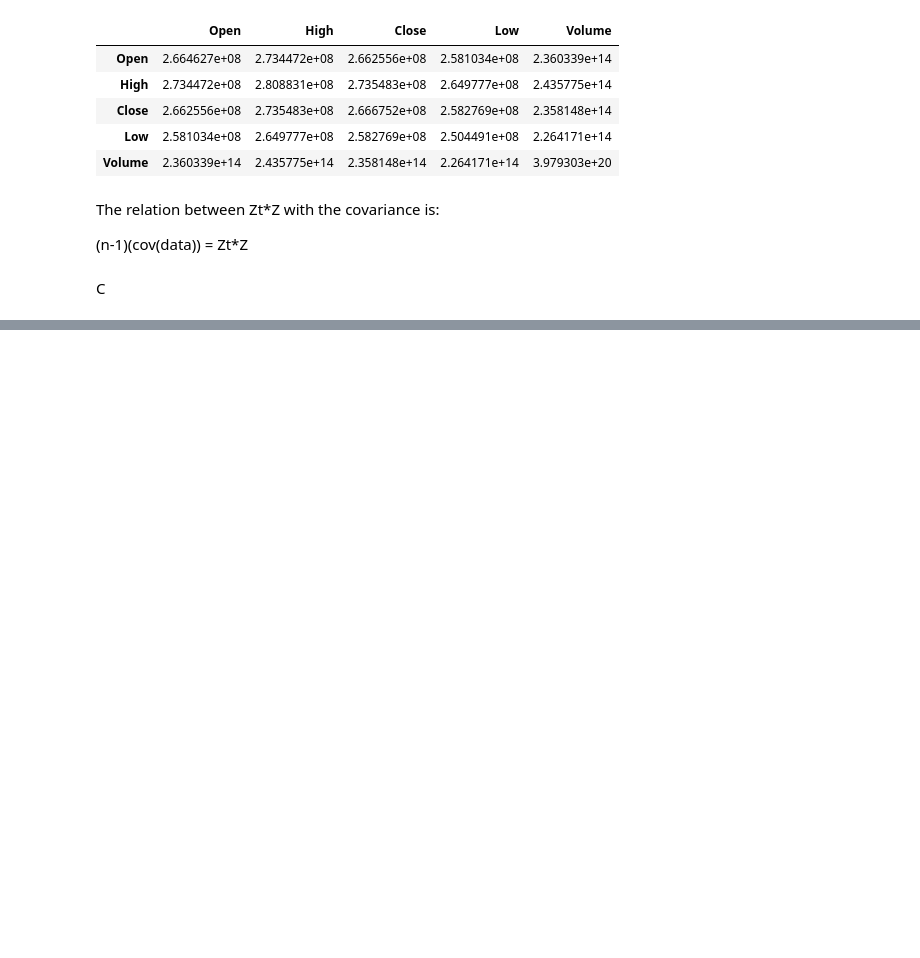
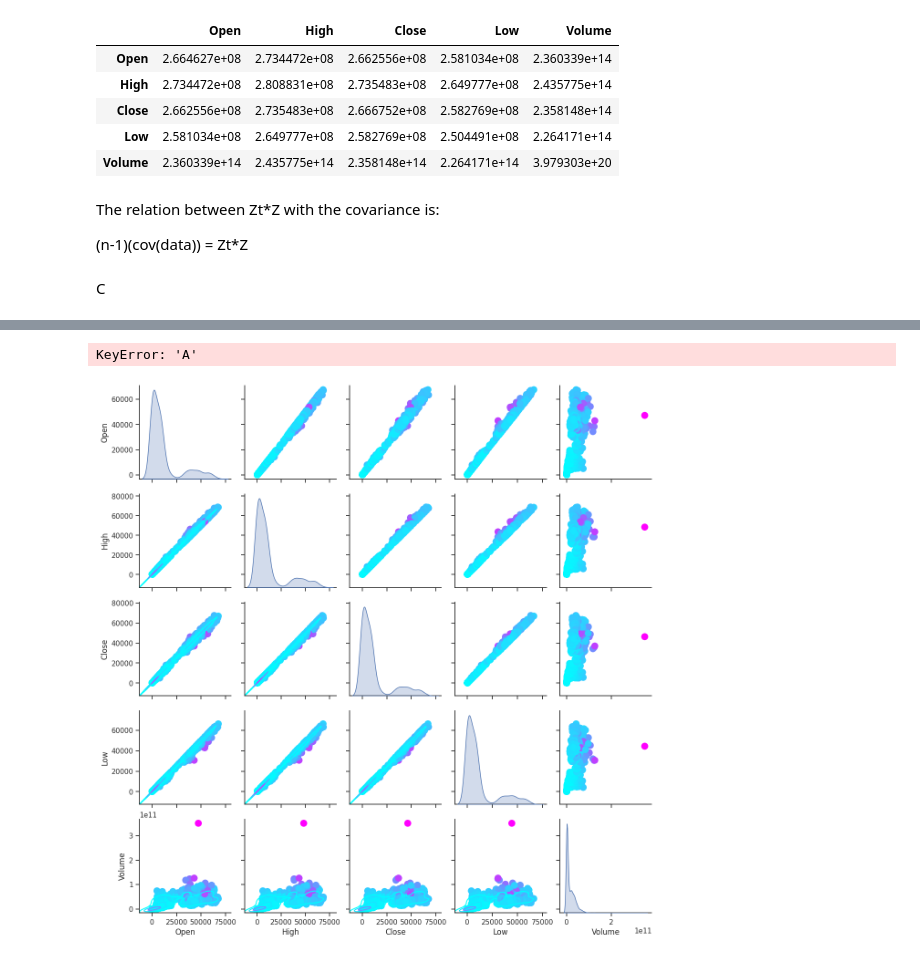
Before and after one commit to maestria-ds-eafit/Algebra_Taller2_Camilo_David, a Jupyter notebook: problem2.ipynb, the cells around one changed output, grey strips where cells are left out. Cells and saved outputs as stored; diff of their text form; code cells hidden in the pictures; blank space fills up the shorter version.

```diff
--- a/problem2.ipynb
+++ b/problem2.ipynb
@@ -182,0 +189,32 @@ TypeError: mahalanobis_distance() takes 1 positional argument but 3 were given
+# %%
+radius = 1
+in_ball_indices = np.where(mahalanobis_distances <= radius)
+
+# Extract the data points within the ball
+points_in_ball = data2.iloc[in_ball_indices]
+
+# Create pair plots using Seaborn
+sns.set(style="ticks")
+pair_plot = sns.pairplot(data2, diag_kind="kde")
+
+# Map lower triangular plots with Mahalanobis distances using KDE
+for i, ax_row in enumerate(pair_plot.axes):
+    for j, ax in enumerate(ax_row):
+        if i != j:
+            x_label = ax.get_xlabel()
+            y_label = ax.get_ylabel()
+            x = data2[x_label]
+            y = data2[y_label]
+            ax.scatter(x, y, c=mahalanobis_distances, cmap='cool', marker='o', s=100)
+
+# Corrected code to set the colormap for KDE plots
+pair_plot.map_lower(sns.kdeplot, levels=4, color=".2", cmap='cool')
+
+# Plot the points within the ball with a different color and marker
+plt.scatter(points_in_ball['A'], points_in_ball['B'], color='green', marker='x', label='Points in Ball (r=1)')
+plt.legend()
+
+plt.show()
+# %% [output]
+KeyError: 'A'
+[figure, added]
```
Also changed, not shown: parts of 8 cells of this notebook, 3 other files.
